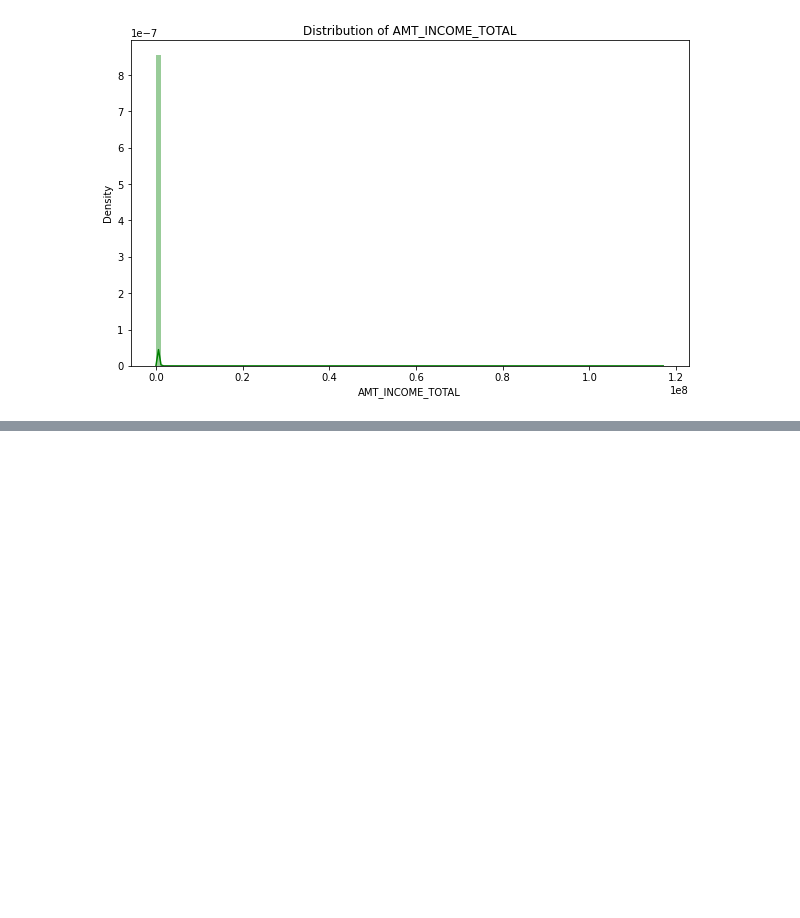
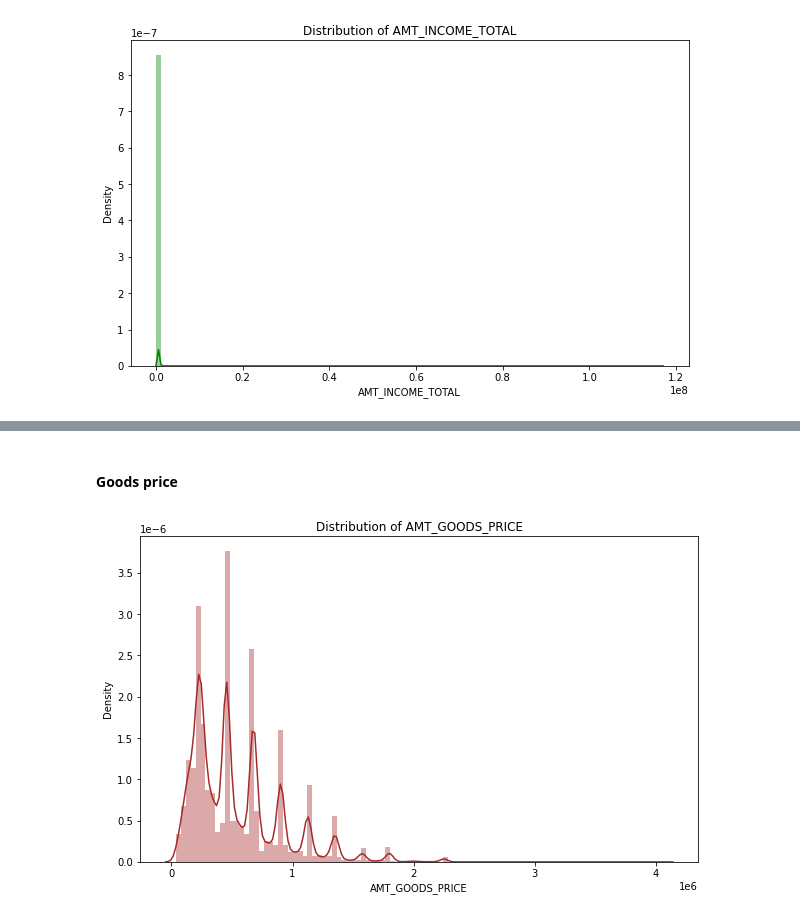
Before and after one commit to mhs10031990/Hands_on, a Jupyter notebook: CRA_Data_Visualization.ipynb, the cells around one changed output, grey strips where cells are left out. Cells and saved outputs as stored; diff of their text form; code cells hidden in the pictures; blank space fills up the shorter version.

```diff
--- a/CRA_Data_Visualization.ipynb
+++ b/CRA_Data_Visualization.ipynb
@@ -283,0 +294,6 @@ plot_distribution('AMT_INCOME_TOTAL','green')
+# %% [markdown]
+#### Goods price
+# %%
+plot_distribution('AMT_GOODS_PRICE','brown')
+# %% [output]
+[figure, added]
```
Also changed, not shown: parts of 11 cells of this notebook.
